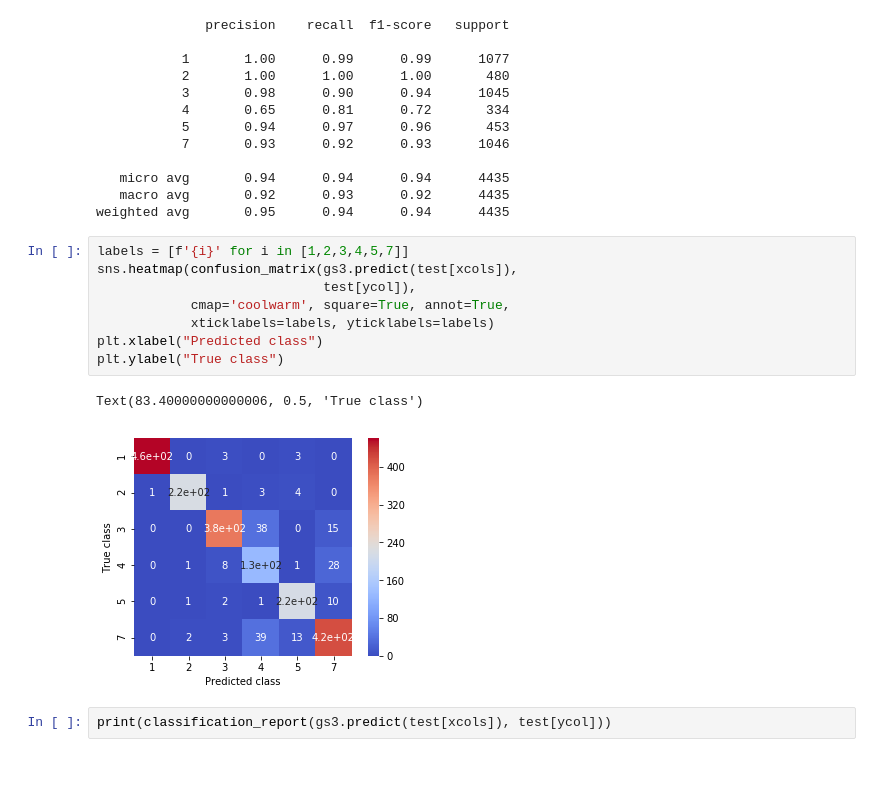
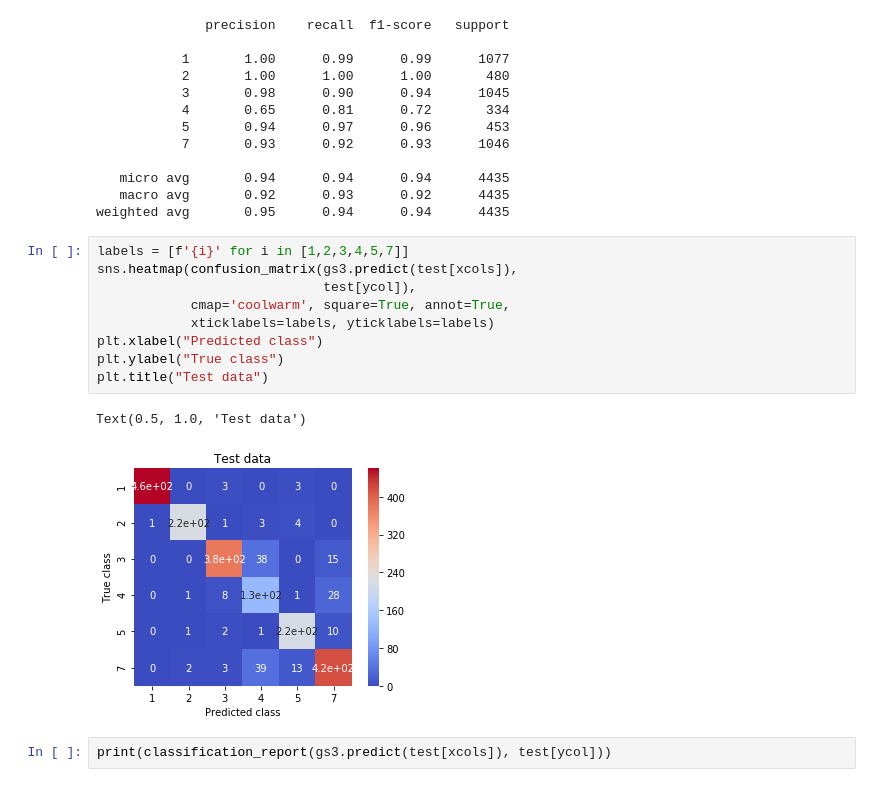
Before and after one commit to piovere/nucnotes, a Jupyter notebook: cosc528/Projects/Project05/03 - Satellite.ipynb, the cells around one changed output. Cells and saved outputs as stored; diff of their text form.

```diff
--- a/cosc528/Projects/Project05/03 - Satellite.ipynb
+++ b/cosc528/Projects/Project05/03 - Satellite.ipynb
@@ -171,14 +171,15 @@ weighted avg       0.95      0.94      0.94      4435
 # %%
 labels = [f'{i}' for i in [1,2,3,4,5,7]]
 sns.heatmap(confusion_matrix(gs3.predict(test[xcols]),
                              test[ycol]),
             cmap='coolwarm', square=True, annot=True,
             xticklabels=labels, yticklabels=labels)
 plt.xlabel("Predicted class")
 plt.ylabel("True class")
+plt.title("Test data")
 # %% [output]
-Text(83.40000000000006, 0.5, 'True class')
+Text(0.5, 1.0, 'Test data')
-[figure, old version]
+[figure, new version]
 # %%
 print(classification_report(gs3.predict(test[xcols]), test[ycol]))
 # %% [output]
```
Also changed, not shown: parts of 9 cells of this notebook, 4 other files.
